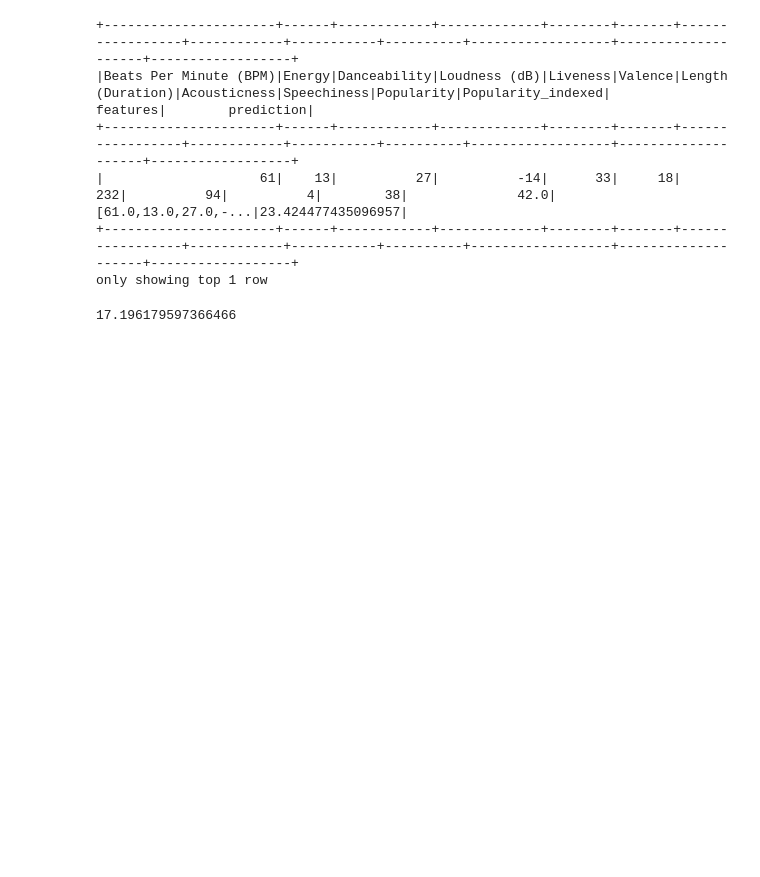
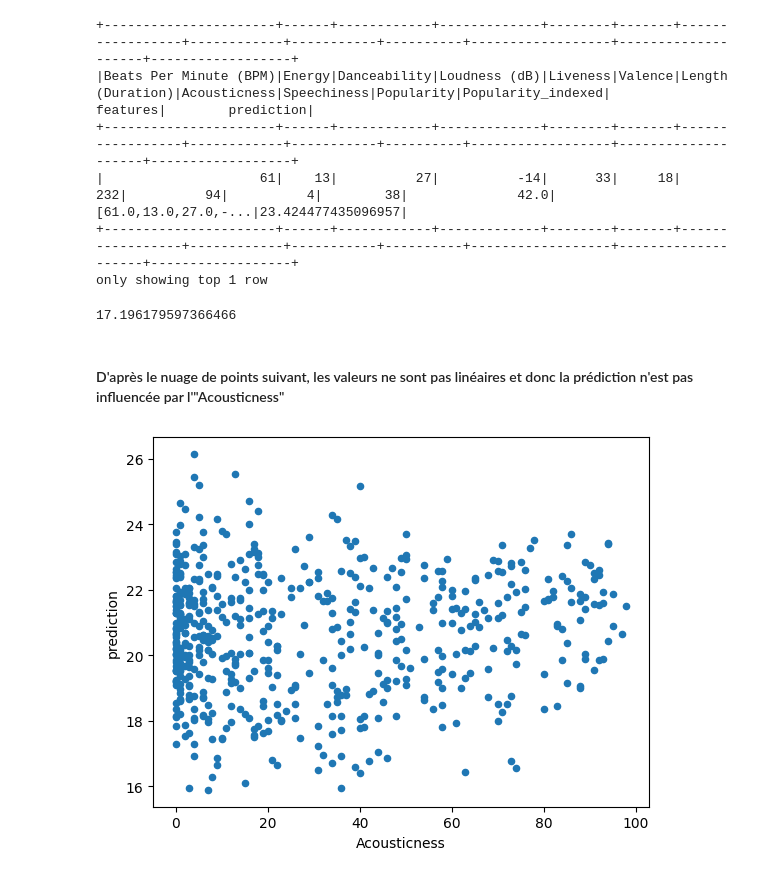
Before and after one commit to Sunland1/ML2_spotify, a Jupyter notebook: notebook.ipynb, the cells around one changed output. Saved outputs shown, nothing was run; the diff lists cells and outputs as text; code cells hidden in the pictures; blank space fills up the shorter version.

```diff
--- a/notebook.ipynb
+++ b/notebook.ipynb
@@ -408,3 +410,9 @@ only showing top 1 row
 23.42447743509704 + somme
 # %% [output]
 17.196179597366466
+# %% [markdown]
+#### D'après le nuage de points suivant, les valeurs ne sont pas linéaires et donc la prédiction n'est pas influencée par l'"Acousticness"
+# %%
+fig = df.plot.scatter(x="Acousticness", y="prediction")
+# %% [output]
+[figure, added]
```
Also changed, not shown: parts of 7 cells of this notebook.
